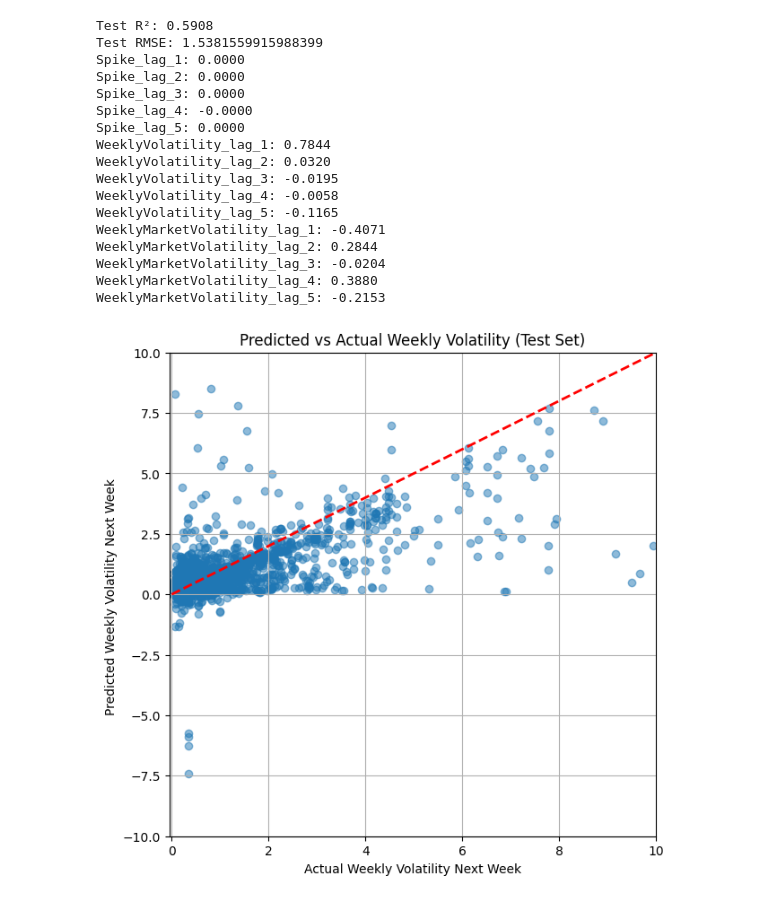
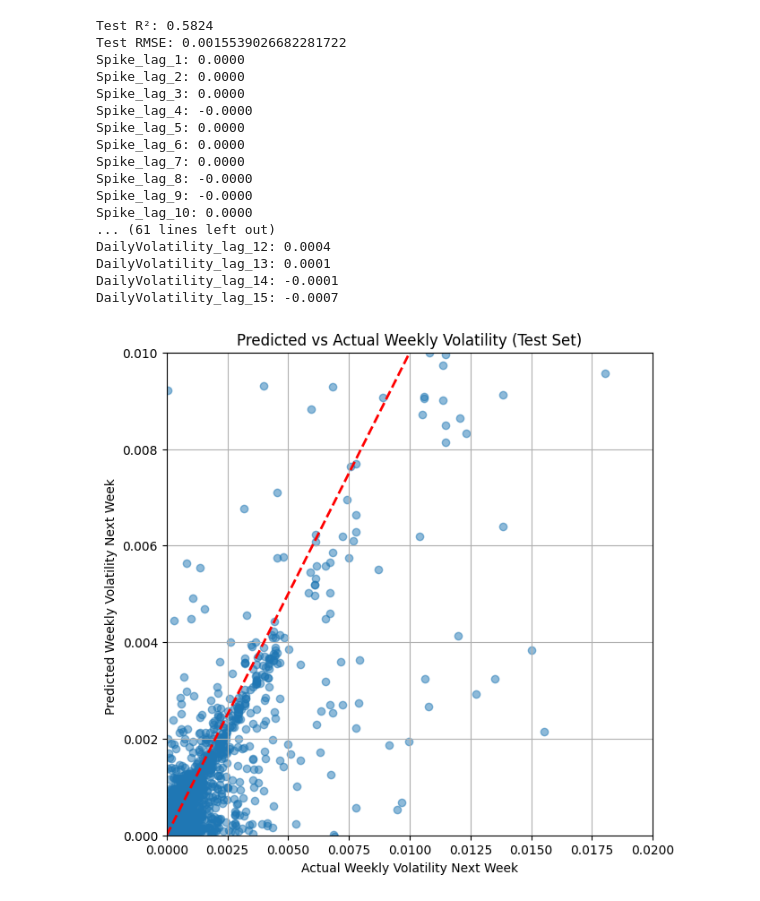
Before and after one commit to Erdos-Projects/fall-2025-financial-markets-and-sentiment, a Jupyter notebook: model_fitting/regression_fitting_daily_spikes.ipynb, the cells around one changed output. Drawn from its saved outputs; the diff is of its cells as text; code cells hidden in the pictures.

```diff
--- a/model_fitting/regression_fitting_daily_spikes.ipynb
+++ b/model_fitting/regression_fitting_daily_spikes.ipynb
@@ -60,12 +54,13 @@ R^2: 0.21498134987333606
 # %%
 #Repeat for daily spike vs week after volatility
+X_cols = ['Spike', 'ExpectedDailyVariance', 'weekly_SP500_expected_volatility', 'expected_weekly_volatility', 'SP500_expected_volatility']
 #Convert columns to numeric types (will turn any non-numeric into NaN)
 for col in X_cols + ['actual_weekly_volatility']:
     spike_data[col] = pd.to_numeric(spike_data[col], errors='coerce')
 #Drop rows with any NaN in features or target (do this before fitting!)
 clean_df = spike_data.dropna(subset=X_cols + ['actual_weekly_volatility'])
 
-X_cols = ['Spike', 'weekly_SP500_actual_volatility', 'weekly_SP500_expected_volatility']
+
 X = clean_df[X_cols]*1000
 y = clean_df['actual_weekly_volatility'] *1000
 model = LinearRegression()
@@ -95,15 +92,14 @@ R^2: 0.07062639137327031
 # %%
 #repeat for daily spike vs biweek after volatility
-y
+X_cols = ['Spike', 'ExpectedDailyVariance', 'weekly_SP500_expected_volatility','biweekly_SP500_expected_volatility', 'expected_biweekly_volatility', 'expected_weekly_volatility', 'SP500_expected_volatility']
 #Convert columns to numeric types (will turn any non-numeric into NaN)
 for col in X_cols + ['actual_biweekly_volatility']:
     spike_data[col] = pd.to_numeric(spike_data[col], errors='coerce')
 #Drop rows with any NaN in features or target (do this before fitting!)
 clean_df = spike_data.dropna(subset=X_cols + ['actual_biweekly_volatility'])
 
-X_cols = ['Spike', 'biweekly_SP500_actual_volatility', 'biweekly_SP500_expected_volatility']
-X = clean_df[X_cols]*1000
-y = clean_df['actual_biweekly_volatility'] *1000
+X = clean_df[X_cols]
+y = clean_df['actual_biweekly_volatility']
 model = LinearRegression()
 model.fit(X, y)
 
@@ -116,9 +112,9 @@ print("R^2:", model.score(X, y))
 plt.figure(figsize=(6, 6))
 plt.scatter(y, y_pred, alpha=0.4)
 plt.plot([y.min(), y.max()], [y.min(), y.max()], 'k--', lw=2)  # 45-degree line
-plt.xlabel('Actual Weekly Volatility')
-plt.ylabel('Predicted Weekly Volatility')
-plt.title('Actual vs Predicted Weekly Volatility')
+plt.xlabel('Actual BiWeekly Volatility')
+plt.ylabel('Predicted BiWeekly Volatility')
+plt.title('Actual vs Predicted BiWeekly Volatility')
 plt.grid(True)
 plt.show()
 # %% [output]
@@ -134,7 +134,7 @@ from sklearn.linear_model import LinearRegression
 from sklearn.metrics import mean_squared_error
 
 # Set max number of lags to include
-max_lag = 3
+max_lag = 7
 
 # Create lagged features grouped by Ticker
 for lag in range(1, max_lag + 1):
@@ -207,65 +223,69 @@ Test R²: 0.0093
 # %%
 #repeat for daily spike vs week after volatility
 # Create lagged features grouped by Ticker
-max_lag = 5
+max_lag = 15
 for lag in range(1, max_lag + 1):
     spike_data[f'Spike_lag_{lag}'] = spike_data.groupby('Ticker')['Spike'].shift(lag)
+    spike_data[f'DailyVolatility_lag_{lag}'] = spike_data.groupby('Ticker')['actual_volatility'].shift(lag)
     spike_data[f'WeeklyVolatility_lag_{lag}'] = spike_data.groupby('Ticker')['actual_weekly_volatility'].shift(lag)
     spike_data[f'WeeklyMarketVolatility_lag_{lag}'] = spike_data.groupby('Ticker')['weekly_SP500_actual_volatility'].shift(lag)
+    spike_data[f'DailyMarketVolatility_lag_{lag}'] = spike_data.groupby('Ticker')['SP500_actual_volatility'].shift(lag)
 # Create target variable: future weekly volatility (week after)
 spike_data['WeeklyVolatility_next'] = spike_data.groupby('Ticker')['actual_weekly_volatility'].shift(-1)
 # Drop rows with any missing values for these lagged features or target
 features = [f'Spike_lag_{lag}' for lag in range(1, max_lag + 1)] + \
            [f'WeeklyVolatility_lag_{lag}' for lag in range(1, max_lag + 1)] + \
-           [f'WeeklyMarketVolatility_lag_{lag}' for lag in range(1, max_lag + 1)]
+           [f'WeeklyMarketVolatility_lag_{lag}' for lag in range(1, max_lag + 1)] + \
+            [f'DailyMarketVolatility_lag_{lag}' for lag in range(1, max_lag + 1)] + \
+             [f'DailyVolatility_lag_{lag}' for lag in range(1, max_lag + 1)]
 spike_data_model = spike_data.dropna(subset=features + ['WeeklyVolatility_next'])
-X = spike_data_model[features]*1000
-y = spike_data_model['WeeklyVolatility_next']*1000
+X = spike_data_model[features]
+y = spike_data_model['WeeklyVolatility_next']
 # Train-test split (chronological)
 split_date = '2025-04-01'
 train_mask = spike_data_model['Date'] < split_date
 test_mask = spike_data_model['Date'] >= split_date
 X_train, y_train = X[train_mask], y[train_mask]
 X_test, y_test = X[test_mask], y[test_mask]
 # Fit linear regression model
 model = LinearRegression()
 model.fit(X_train, y_train)
 # Predictions and evaluation
 y_pred = model.predict(X_test)
 mse = mean_squared_error(y_test, y_pred)  # Mean Squared Error
 rmse = np.sqrt(mse)
 r2_test = model.score(X_test, y_test)
 print(f"Test R²: {r2_test:.4f}")
 print("Test RMSE:", rmse)
 for feature, coef in zip(features, model.coef_):
     print(f"{feature}: {coef:.4f}")
 # Plot predicted vs actual
 plt.figure(figsize=(7, 7))
 plt.scatter(y_test, y_pred, alpha=0.5)
 plt.plot([y_test.min(), y_test.max()], [y_test.min(), y_test.max()], 'r--', lw=2)
 plt.xlabel('Actual Weekly Volatility Next Week')
 plt.ylabel('Predicted Weekly Volatility Next Week ')
 plt.title('Predicted vs Actual Weekly Volatility (Test Set)')
 plt.grid(True)
-plt.xlim(-.05, 10)
-plt.ylim(-10, 10)
+plt.xlim(0, .02)
+plt.ylim(0, .01)
 plt.show()
 # %% [output]
-Test R²: 0.5908
-Test RMSE: 1.5381559915988399
+Test R²: 0.5824
+Test RMSE: 0.0015539026682281722
 Spike_lag_1: 0.0000
 Spike_lag_2: 0.0000
 Spike_lag_3: 0.0000
 Spike_lag_4: -0.0000
 Spike_lag_5: 0.0000
-WeeklyVolatility_lag_1: 0.7844
-WeeklyVolatility_lag_2: 0.0320
-WeeklyVolatility_lag_3: -0.0195
-WeeklyVolatility_lag_4: -0.0058
-WeeklyVolatility_lag_5: -0.1165
-WeeklyMarketVolatility_lag_1: -0.4071
-WeeklyMarketVolatility_lag_2: 0.2844
-WeeklyMarketVolatility_lag_3: -0.0204
-WeeklyMarketVolatility_lag_4: 0.3880
-WeeklyMarketVolatility_lag_5: -0.2153
+Spike_lag_6: 0.0000
+Spike_lag_7: 0.0000
+Spike_lag_8: -0.0000
+Spike_lag_9: -0.0000
+Spike_lag_10: 0.0000
+... (61 lines left out)
+DailyVolatility_lag_12: 0.0004
+DailyVolatility_lag_13: 0.0001
+DailyVolatility_lag_14: -0.0001
+DailyVolatility_lag_15: -0.0007
-[figure, old version]
+[figure, new version]
```
Also changed, not shown: parts of 11 cells of this notebook, 6 other files.
